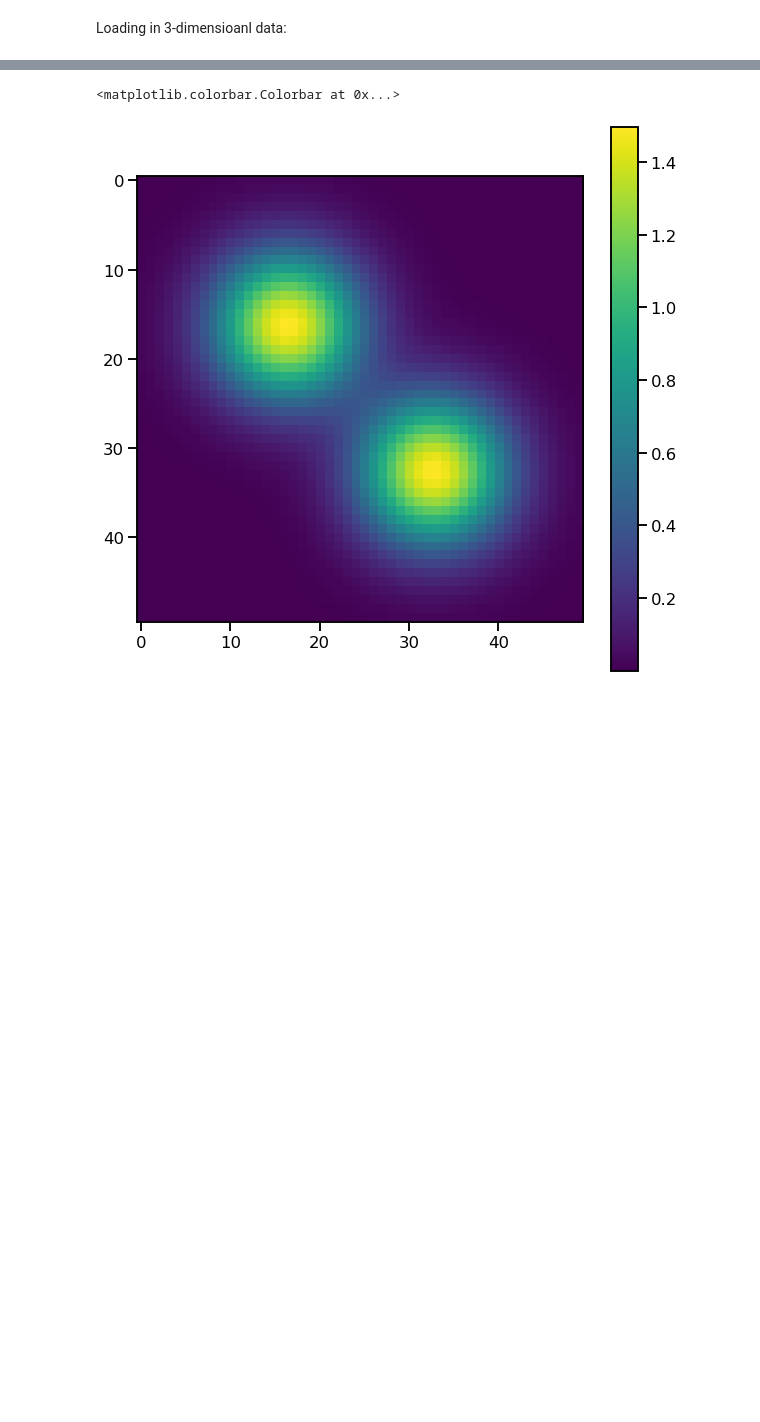
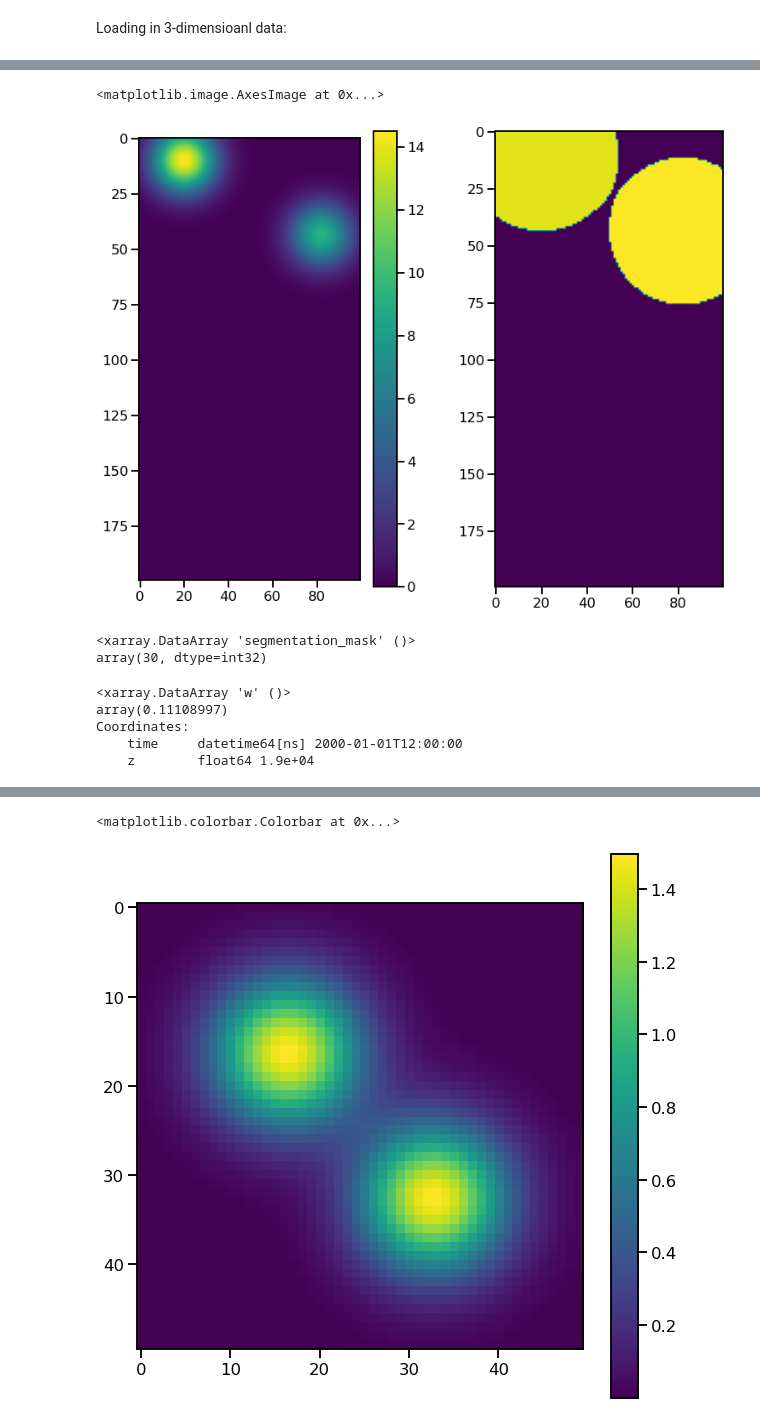
Before and after one commit to tobac-project/tobac-tutorials, a Jupyter notebook: tutorials/Basics/Segmentation.ipynb, the cells around one changed output, grey strips where cells are left out. Saved outputs shown, nothing was run; the diff lists cells and outputs as text; code cells hidden in the pictures; blank space fills up the shorter version.

```diff
--- a/tutorials/Basics/Segmentation.ipynb
+++ b/tutorials/Basics/Segmentation.ipynb
@@ -158,5 +213,3 @@ plt.show()
 # %%
-dxy, dt = tobac.utils.get_spacings(data)
-thresholds = 9
-features = tobac.themes.tobac_v1.feature_detection_multithreshold(data, dxy, thresholds)
-mask_1, features_mask_1 = tobac.themes.tobac_v1.segmentation(features, data, dxy, threshold=9)
+sample_data_max = data.max(dim="z")
+dxy, dt = tobac.utils.get_spacings(sample_data_max)
@@ -164,0 +236,4 @@ ValueError: too many values to unpack (expected 2)
+# %%
+%%capture
+thresholds = 0.05
+features = tobac.themes.tobac_v1.feature_detection_multithreshold(sample_data_max, dxy, 9)
@@ -164,0 +275,3 @@ ValueError: too many values to unpack (expected 2)
+# %%
+%%capture
+mask_1, features_mask_1 = tobac.themes.tobac_v1.segmentation(features, data, dxy, threshold=thresholds, vertical_coord="geopotential_height")
@@ -164,0 +299,26 @@ ValueError: too many values to unpack (expected 2)
+# %%
+fig, (ax1, ax2) = plt.subplots(ncols = 2, figsize = (13, 10))
+
+time = 20
+z = 2
+
+cs = ax1.imshow(data[time, z])
+plt.colorbar(cs, ax = ax1)
+
+ax2.imshow(mask_1[time, z])
+# %% [output]
+<matplotlib.image.AxesImage at 0x...>
+[figure, added]
+# %%
+mask_1.max()
+# %% [output]
+<xarray.DataArray 'segmentation_mask' ()>
+array(30, dtype=int32)
+# %%
+data[0, 19].max()
+# %% [output]
+<xarray.DataArray 'w' ()>
+array(0.11108997)
+Coordinates:
+    time     datetime64[ns] 2000-01-01T12:00:00
+    z        float64 1.9e+04
```
Also changed, not shown: parts of 29 cells of this notebook.
